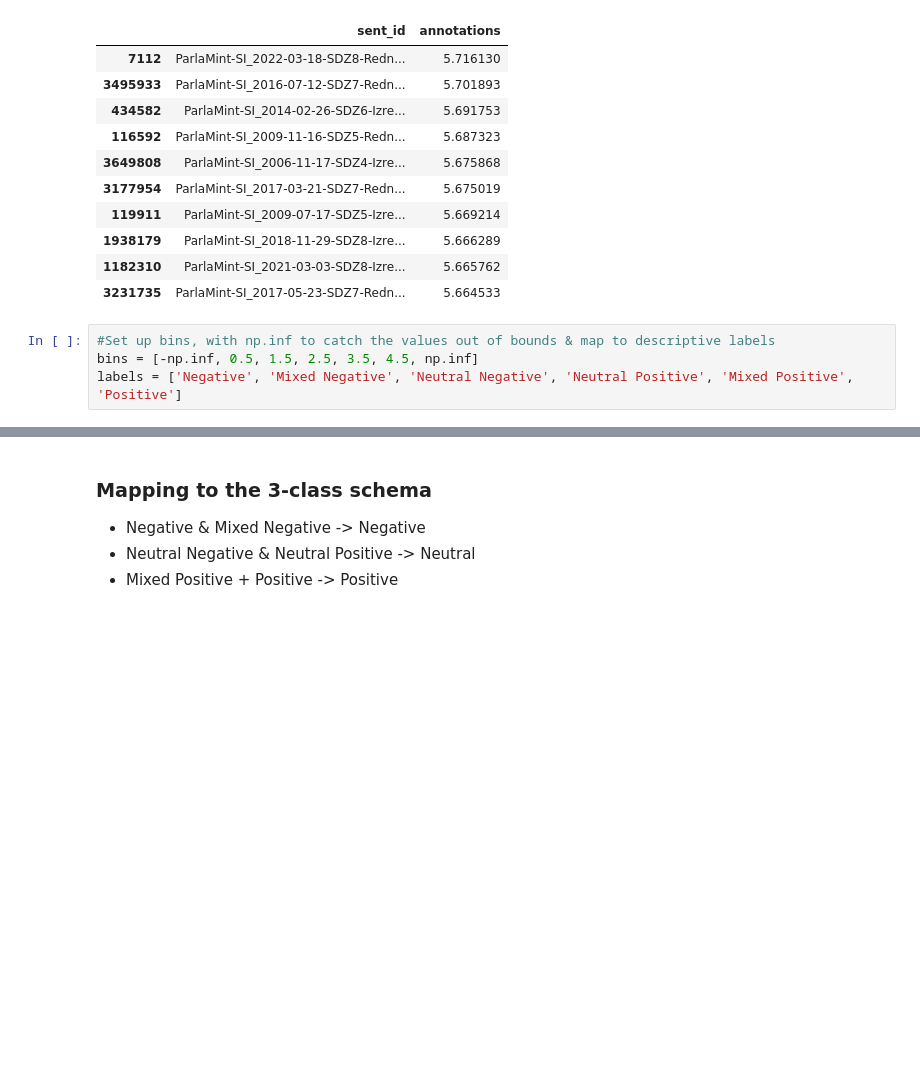
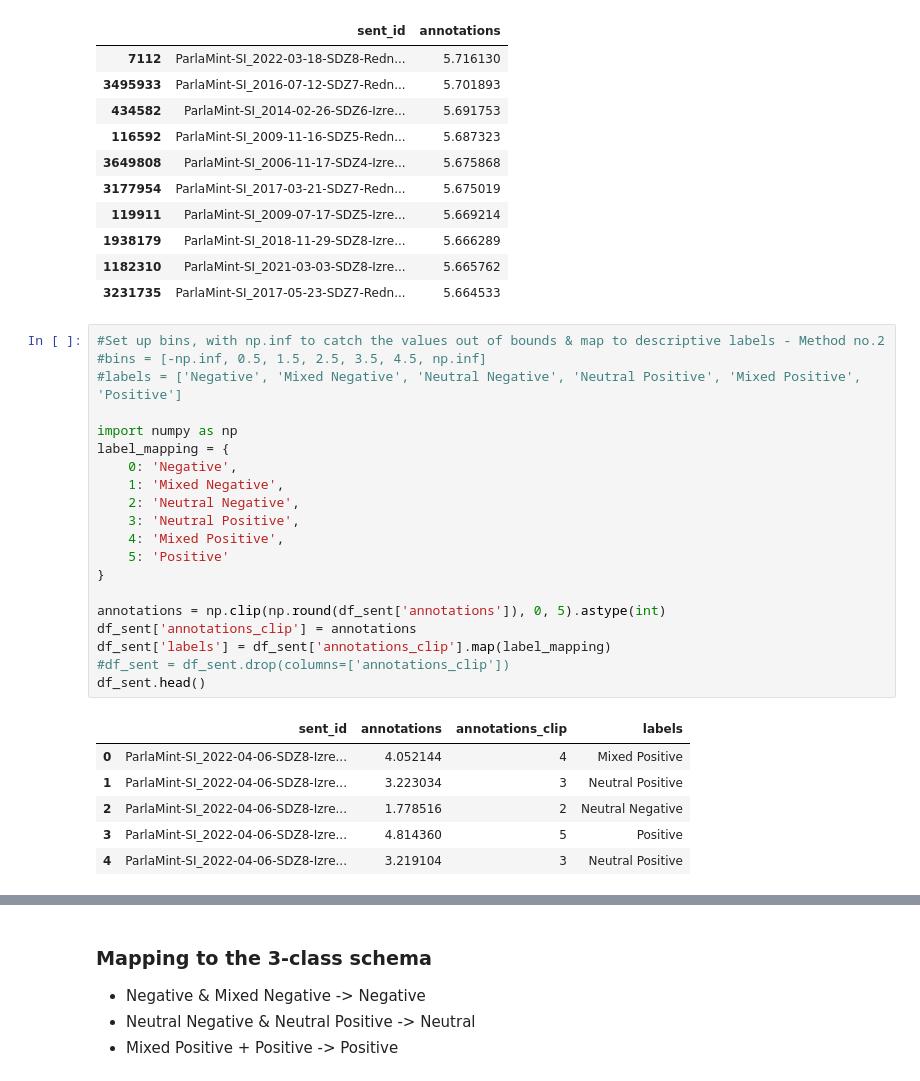
Before and after one commit to katjameden/ParlaMint_Sentiment, a Jupyter notebook: Aggregation/Notebooks/Mapping_labels.ipynb, the cells around one changed output, grey strips where cells are left out. Drawn from its saved outputs; the diff is of its cells as text; blank space fills up the shorter version.

```diff
--- a/Aggregation/Notebooks/Mapping_labels.ipynb
+++ b/Aggregation/Notebooks/Mapping_labels.ipynb
@@ -51,6 +51,29 @@ df_sort.head(10)
 | 1182310 | ParlaMint-SI_2021-03-03-SDZ8-Izre... | 5.665762 |
 | 3231735 | ParlaMint-SI_2017-05-23-SDZ7-Redn... | 5.664533 |
 # %%
-#Set up bins, with np.inf to catch the values out of bounds & map to descriptive labels
-bins = [-np.inf, 0.5, 1.5, 2.5, 3.5, 4.5, np.inf]
-labels = ['Negative', 'Mixed Negative', 'Neutral Negative', 'Neutral Positive', 'Mixed Positive', 'Positive']
+#Set up bins, with np.inf to catch the values out of bounds & map to descriptive labels - Method no.2
+#bins = [-np.inf, 0.5, 1.5, 2.5, 3.5, 4.5, np.inf]
+#labels = ['Negative', 'Mixed Negative', 'Neutral Negative', 'Neutral Positive', 'Mixed Positive', 'Positive']
+
+import numpy as np
+label_mapping = {
+    0: 'Negative',
+    1: 'Mixed Negative',
+    2: 'Neutral Negative',
+    3: 'Neutral Positive',
+    4: 'Mixed Positive',
+    5: 'Positive'
+}
+
+annotations = np.clip(np.round(df_sent['annotations']), 0, 5).astype(int)
+df_sent['annotations_clip'] = annotations
+df_sent['labels'] = df_sent['annotations_clip'].map(label_mapping)
+#df_sent = df_sent.drop(columns=['annotations_clip'])
+df_sent.head()
+# %% [output]
+|  | sent_id | annotations | annotations_clip | labels |
+| 0 | ParlaMint-SI_2022-04-06-SDZ8-Izre... | 4.052144 | 4 | Mixed Positive |
+| 1 | ParlaMint-SI_2022-04-06-SDZ8-Izre... | 3.223034 | 3 | Neutral Positive |
+| 2 | ParlaMint-SI_2022-04-06-SDZ8-Izre... | 1.778516 | 2 | Neutral Negative |
+| 3 | ParlaMint-SI_2022-04-06-SDZ8-Izre... | 4.814360 | 5 | Positive |
+| 4 | ParlaMint-SI_2022-04-06-SDZ8-Izre... | 3.219104 | 3 | Neutral Positive |
```
Also changed, not shown: parts of 13 cells of this notebook, 6 other files.
